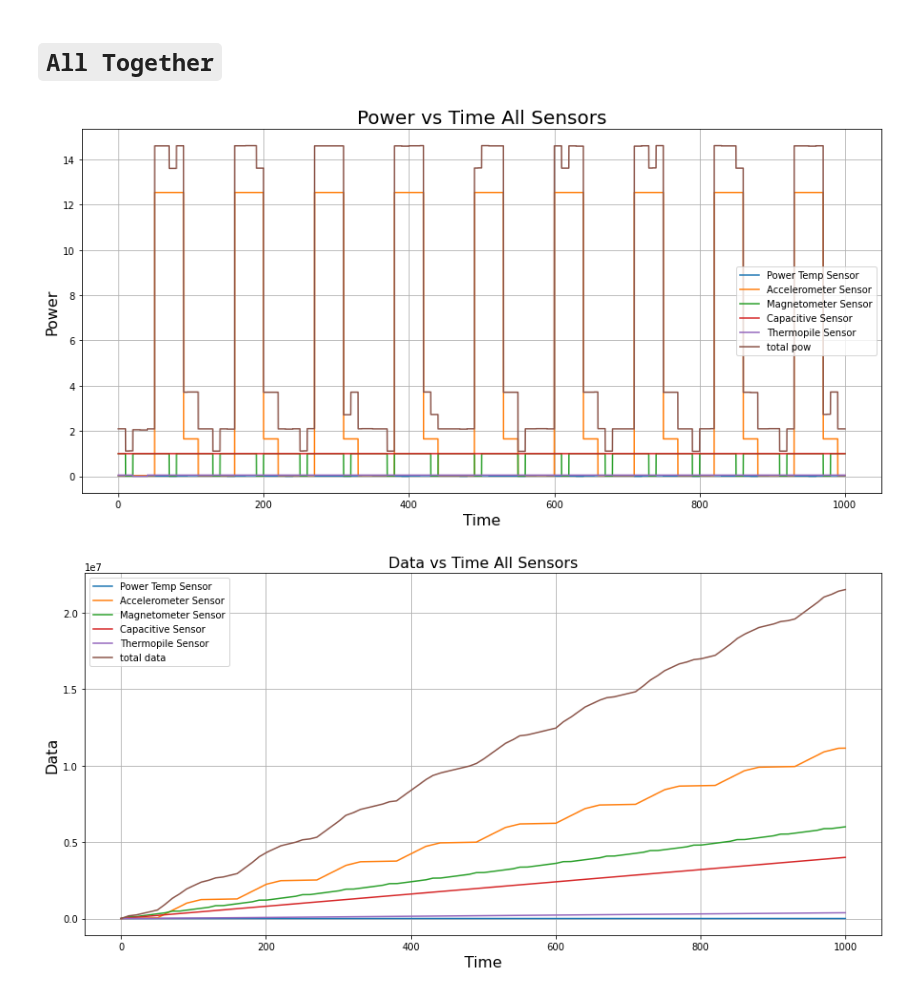
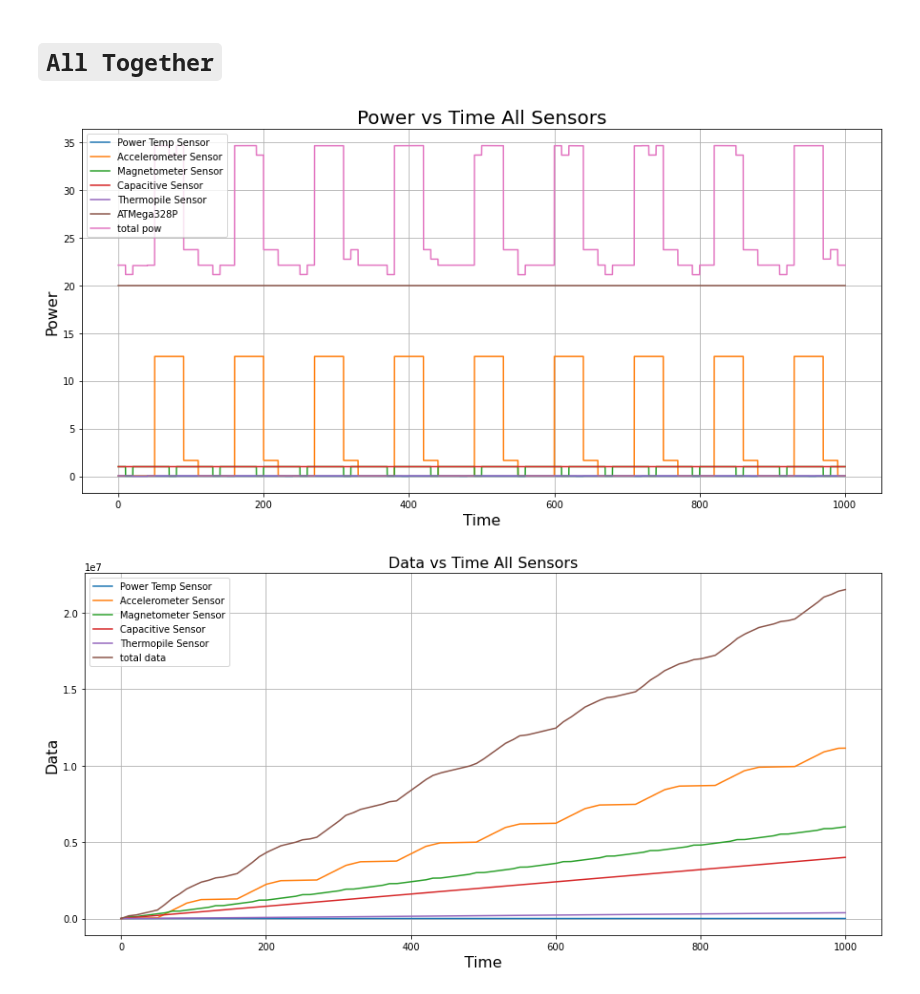
Before and after one commit to GLEE2023/ModeUserInterface, a Jupyter notebook: sensors/model.ipynb, the cells around one changed output. Drawn from its saved outputs; the diff is of its cells as text; code cells hidden in the pictures.

Commit message:
atmega

```diff
--- a/sensors/model.ipynb
+++ b/sensors/model.ipynb
@@ -163,3 +171,6 @@ mag_time, mag_power, mag_data = foo.runSim(mag_activetimes)
+# %%
+#power used by ATMega
+chip_pow = 20
 # %% [markdown]
 # `Solar Panel Model`
 # %%
@@ -170,12 +181,12 @@ solar_panel_model.plotPowerAvailable()
 # %% [markdown]
 # `All Together`
 # %%
-total_pow = power_tmp + mag_power + power_acc + cap_power + tp_power
+total_pow = power_tmp + mag_power + power_acc + cap_power + tp_power + chip_pow
 total_data = data_tmp + mag_data + data_acc + cap_data + tp_data
 # %%
-plotTogether(time_tmp, time_acc, tp_time, cap_time, mag_time, tp_power, power_tmp, power_acc, mag_power, cap_power, data_tmp, data_acc, mag_data, cap_data, tp_data, total_pow, total_data)
+plotTogether(time_tmp, time_acc, tp_time, cap_time, mag_time, tp_power, power_tmp, power_acc, mag_power, cap_power, data_tmp, data_acc, mag_data, cap_data, tp_data, total_pow, total_data, chip_pow)
 # %% [output]
-[figure, old version]
+[figure, new version]
 [figure]
 # %%
 max_power_used = max(total_pow)
```
Also changed, not shown: parts of 8 cells of this notebook, 1 other file.
